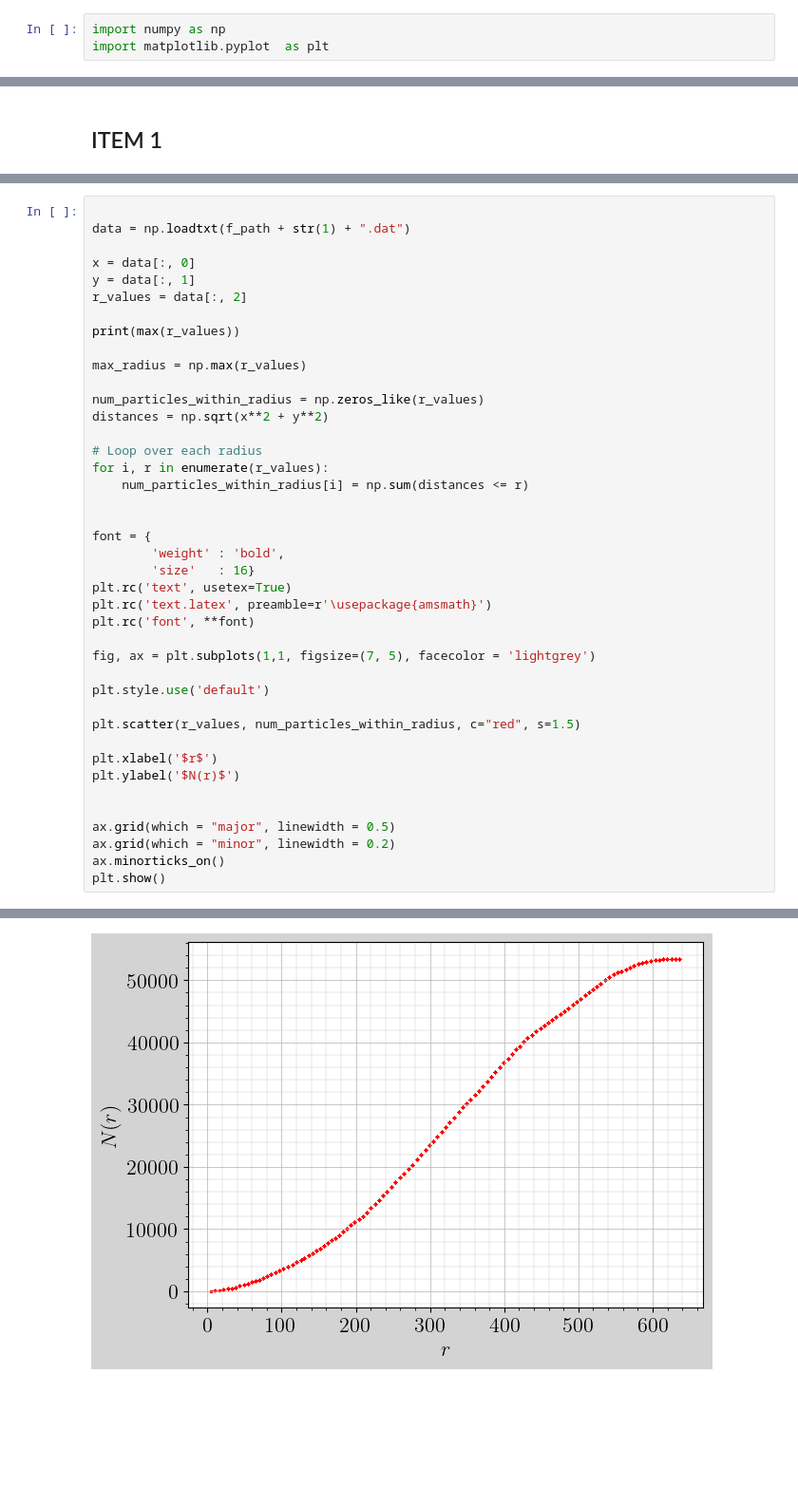
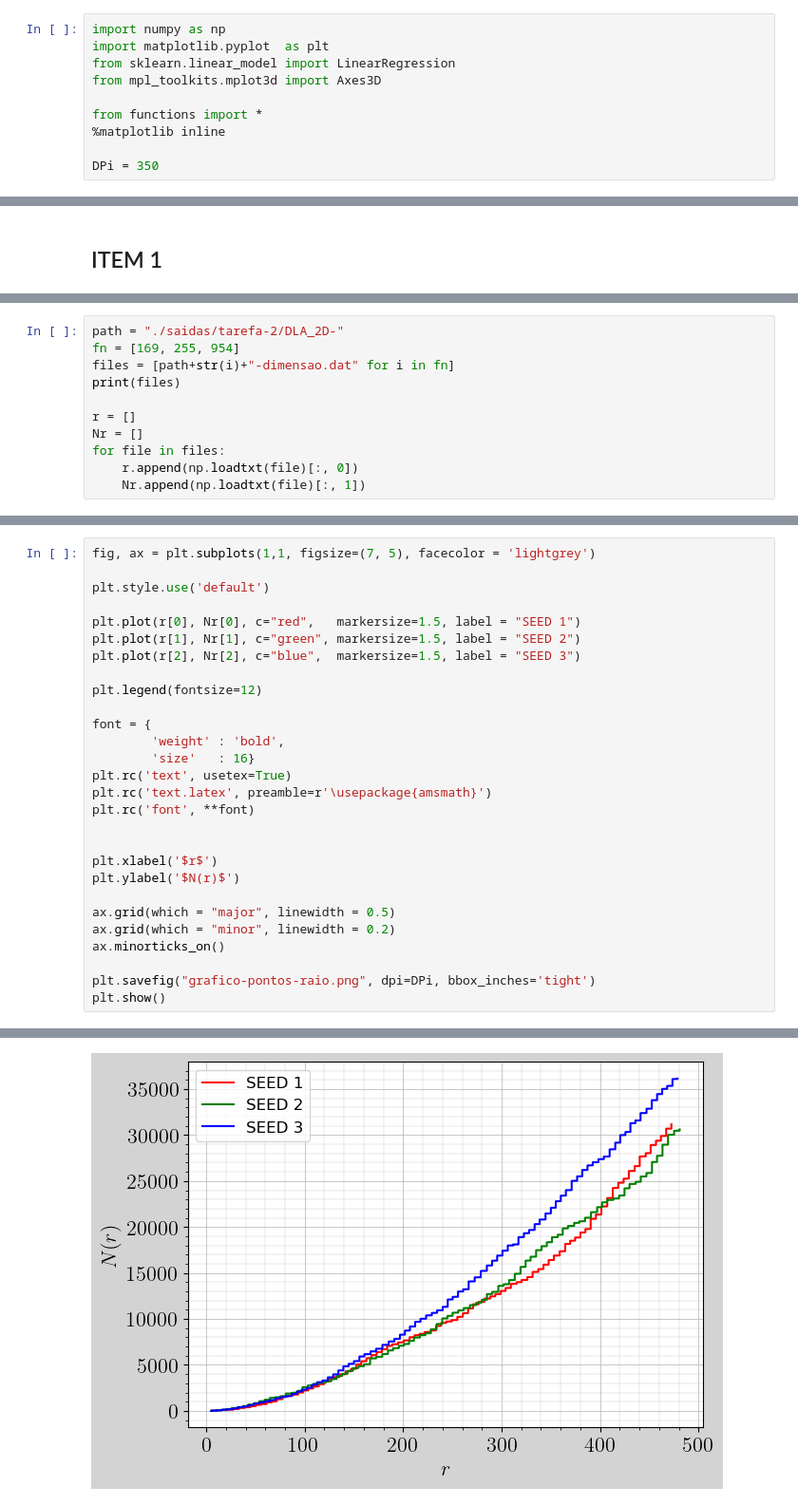
Before and after one commit to jeftersantiago/mec_estat_comp, a Jupyter notebook: projeto4/src/Graficos - Projeto 4.ipynb, the cells around one changed output, grey strips where cells are left out. Shown at 95% size. Cells and saved outputs as stored; diff of their text form; blank space fills up the shorter version.

```diff
--- a/projeto4/src/Graficos - Projeto 4.ipynb
+++ b/projeto4/src/Graficos - Projeto 4.ipynb
@@ -1,4 +1,11 @@
 # %%
 import numpy as np
 import matplotlib.pyplot  as plt
+from sklearn.linear_model import LinearRegression
+from mpl_toolkits.mplot3d import Axes3D
+
+from functions import *
+%matplotlib inline
+
+DPi = 350
 # %% [markdown]
@@ -116,0 +147,11 @@ The PostScript backend does not support transparency; partially transparent arti
+# %%
+path = "./saidas/tarefa-2/DLA_2D-"
+fn = [169, 255, 954]
+files = [path+str(i)+"-dimensao.dat" for i in fn]
+print(files)
+
+r = []
+Nr = []
+for file in files:
+    r.append(np.loadtxt(file)[:, 0])
+    Nr.append(np.loadtxt(file)[:, 1])
@@ -117,22 +160,13 @@ The PostScript backend does not support transparency; partially transparent arti
 # %%
+fig, ax = plt.subplots(1,1, figsize=(7, 5), facecolor = 'lightgrey')
 
-data = np.loadtxt(f_path + str(1) + ".dat")
+plt.style.use('default')
 
-x = data[:, 0]
-y = data[:, 1]
-r_values = data[:, 2]
+plt.plot(r[0], Nr[0], c="red",   markersize=1.5, label = "SEED 1")
+plt.plot(r[1], Nr[1], c="green", markersize=1.5, label = "SEED 2")
+plt.plot(r[2], Nr[2], c="blue",  markersize=1.5, label = "SEED 3")
 
-print(max(r_values))
-
-max_radius = np.max(r_values)
-
-num_particles_within_radius = np.zeros_like(r_values)
-distances = np.sqrt(x**2 + y**2)
-
-# Loop over each radius
-for i, r in enumerate(r_values):
-    num_particles_within_radius[i] = np.sum(distances <= r)
-
+plt.legend(fontsize=12)
 
 font = {
         'weight' : 'bold',
@@ -141,18 +175,14 @@ plt.rc('text', usetex=True)
 plt.rc('text.latex', preamble=r'\usepackage{amsmath}')
 plt.rc('font', **font)
 
-fig, ax = plt.subplots(1,1, figsize=(7, 5), facecolor = 'lightgrey')
-
-plt.style.use('default')
-
-plt.scatter(r_values, num_particles_within_radius, c="red", s=1.5)
 
 plt.xlabel('$r$')
 plt.ylabel('$N(r)$')
 
-
 ax.grid(which = "major", linewidth = 0.5)
 ax.grid(which = "minor", linewidth = 0.2)
 ax.minorticks_on()
+
+plt.savefig("grafico-pontos-raio.png", dpi=DPi, bbox_inches='tight')
 plt.show()
 # %% [output]
@@ -160 +189 @@ plt.show()
-[figure, old version]
+[figure, new version]
```
Also changed, not shown: parts of 34 cells of this notebook, 53 other files.
